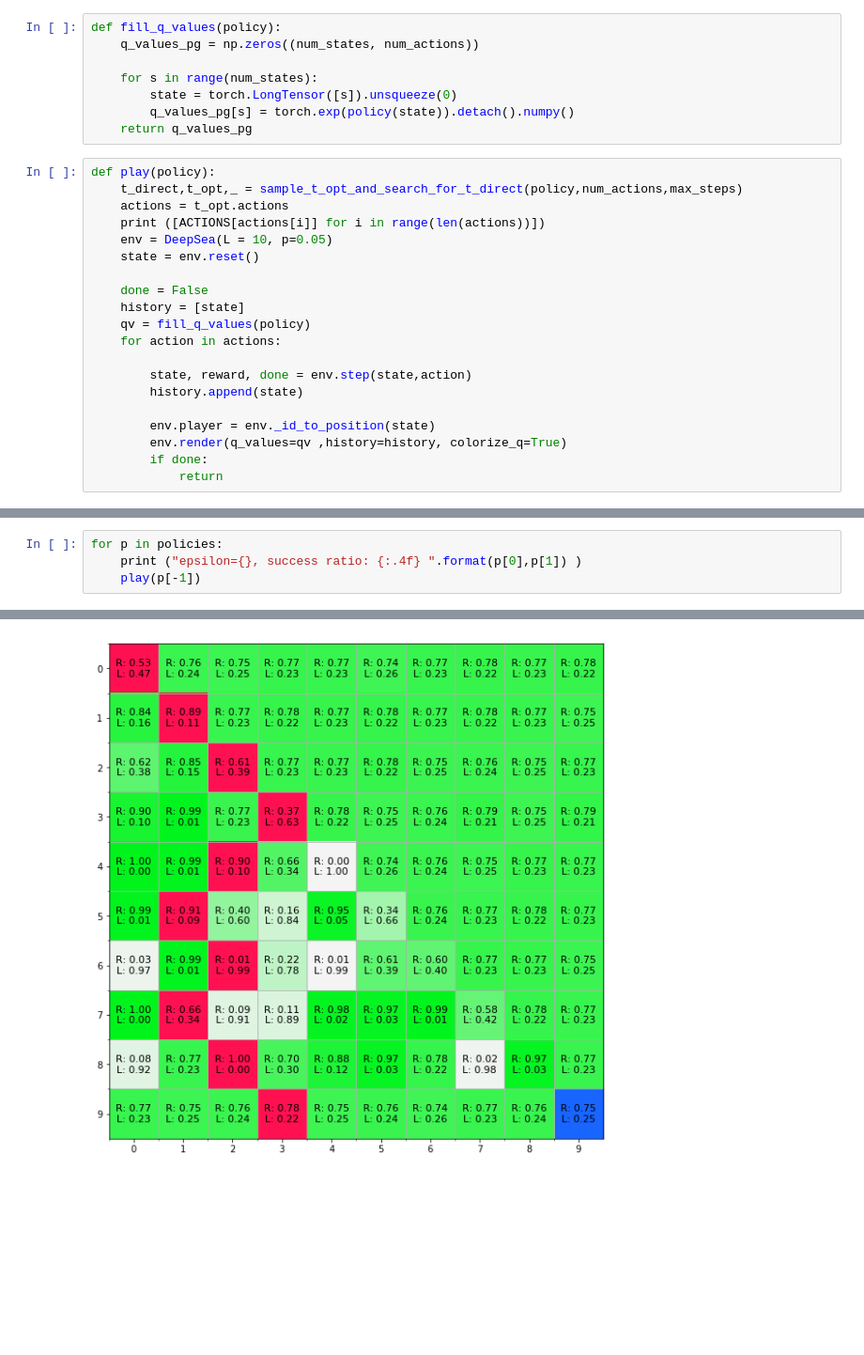
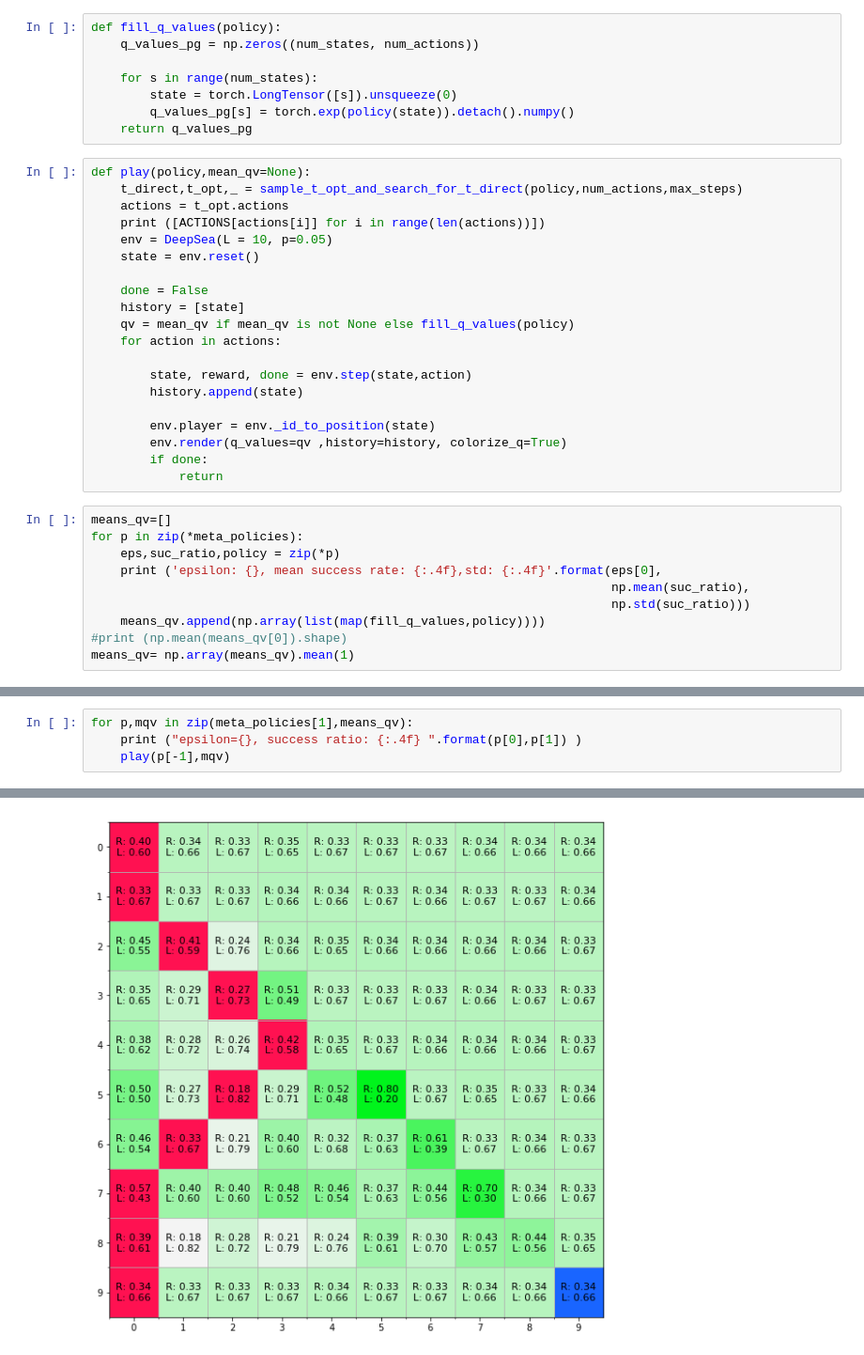
Before and after one commit to GuyLor/Direct-Policy-Gradients, a Jupyter notebook: deep_sea_treasure.ipynb, the cells around one changed output, grey strips where cells are left out. Shown at 94% size. Drawn from its saved outputs; the diff is of its cells as text; blank space fills up the shorter version.

```diff
--- a/deep_sea_treasure.ipynb
+++ b/deep_sea_treasure.ipynb
@@ -562,7 +569,7 @@ def fill_q_values(policy):
         q_values_pg[s] = torch.exp(policy(state)).detach().numpy()
     return q_values_pg
 # %%
-def play(policy):
+def play(policy,mean_qv=None):
     t_direct,t_opt,_ = sample_t_opt_and_search_for_t_direct(policy,num_actions,max_steps)
     actions = t_opt.actions
     print ([ACTIONS[actions[i]] for i in range(len(actions))])
@@ -571,7 +578,7 @@ def play(policy):
 
     done = False
     history = [state]
-    qv = fill_q_values(policy)
+    qv = mean_qv if mean_qv is not None else fill_q_values(policy)
     for action in actions:
 
         state, reward, done = env.step(state,action)
@@ -581,3 +588,13 @@ def play(policy):
         env.render(q_values=qv ,history=history, colorize_q=True)
         if done:
             return
+# %%
+means_qv=[]
+for p in zip(*meta_policies):
+    eps,suc_ratio,policy = zip(*p)
+    print ('epsilon: {}, mean success rate: {:.4f},std: {:.4f}'.format(eps[0],
+                                                                       np.mean(suc_ratio),
+                                                                       np.std(suc_ratio)))
+    means_qv.append(np.array(list(map(fill_q_values,policy))))
+#print (np.mean(means_qv[0]).shape)
+means_qv= np.array(means_qv).mean(1)
@@ -584,5 +610,5 @@ def play(policy):
 # %%
-for p in policies:
+for p,mqv in zip(meta_policies[1],means_qv):
     print ("epsilon={}, success ratio: {:.4f} ".format(p[0],p[1]) )
-    play(p[-1])
+    play(p[-1],mqv)
 # %% [output]
@@ -610 +636 @@ epsilon=1.0, success ratio: 0.0020
-[figure, old version]
+[figure, new version]
```
Also changed, not shown: parts of 4 cells of this notebook.
